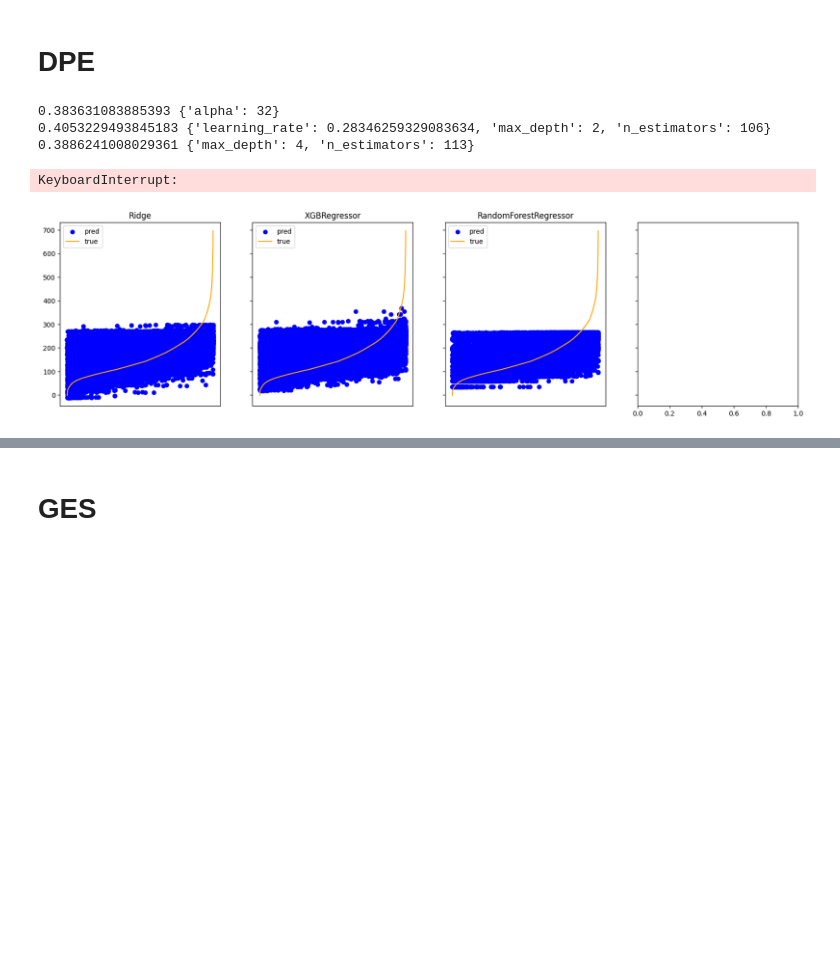
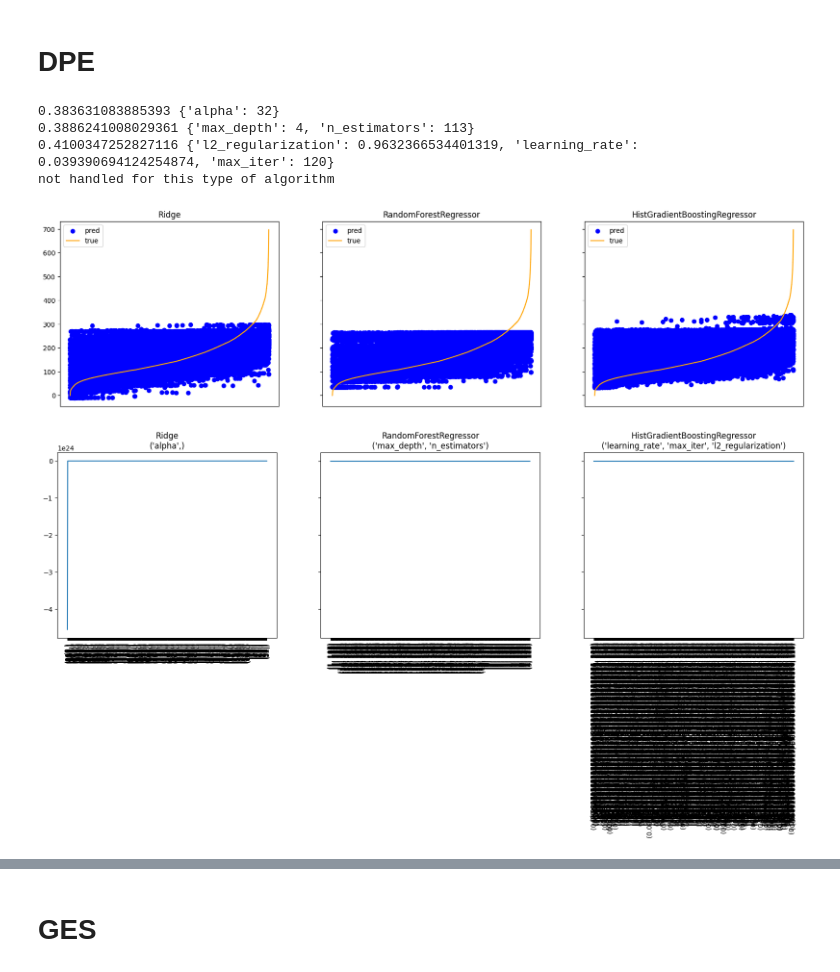
Before and after one commit to axrocheteau/renov_local, a Jupyter notebook: notebooks/pred_dpe.ipynb, the cells around one changed output, grey strips where cells are left out. Drawn from its saved outputs; the diff is of its cells as text; code cells hidden in the pictures; blank space fills up the shorter version.

```diff
--- a/notebooks/pred_dpe.ipynb
+++ b/notebooks/pred_dpe.ipynb
@@ -72,7 +72,6 @@ from scipy.stats import uniform, randint
 # DPE
 # %%
 col_X_hot = [['construction_date', 'heating_production', 'heating_emission'],
-            [],
             [],
             []]
 col_y = ['DPE_consumption']
@@ -88,33 +87,34 @@ hyperparams_models = [
         'max_depth' : randint(1,50),
         'n_estimators': randint(100,200),
         # 'subsample' : [0.2, 0.5, 0.8, 1],
         # 'criterion' : ['friedman_mse', 'squared_error'],
         'max_depth': randint(1,20),
         # 'max_features' : {'auto', 'sqrt', 'log2'}
         # 'min_samples_split' : [2,5,10],
         # 'min_samples_leaf' : [1,2,3],
     },
     {
         'learning_rate': uniform(0.03,0.3),
         'max_iter' : randint(100,300),
         'l2_regularization' : uniform(0,1),
         # 'subsample' : [0.2, 0.5, 0.8, 1],
         # 'criterion' : ['friedman_mse', 'squared_error'],
         # 'max_features' : {'auto', 'sqrt', 'log2'}
         # 'min_samples_split' : [2,5,10],
         # 'min_samples_leaf' : [1,2,3],
     }
 ]
 models = {
     'Ridge': Ridge,
     'RandomForestRegressor': RandomForestRegressor,
     'HistGradientBoostingRegressor' : HistGradientBoostingRegressor,
 }
 best_models_dpe = all_in_one(dpe_training, dictionary, categorical_features, col_X_hot, col_X_not_hot, col_y,
                          False, True, hyperparams_models, models, degree_poly=1, random_state=42, test_size=0.4, verbose=0)
 # %% [output]
 0.383631083885393 {'alpha': 32}
-0.4053229493845183 {'learning_rate': 0.28346259329083634, 'max_depth': 2, 'n_estimators': 106}
 0.3886241008029361 {'max_depth': 4, 'n_estimators': 113}
+0.4100347252827116 {'l2_regularization': 0.9632366534401319, 'learning_rate': 0.039390694124254874, 'max_iter': 120}
+not handled for this type of algorithm
-KeyboardInterrupt:
-[figure, old version]
+[figure, new version]
+[figure, added]
```
Also changed, not shown: parts of 5 cells of this notebook, 2 other files.
